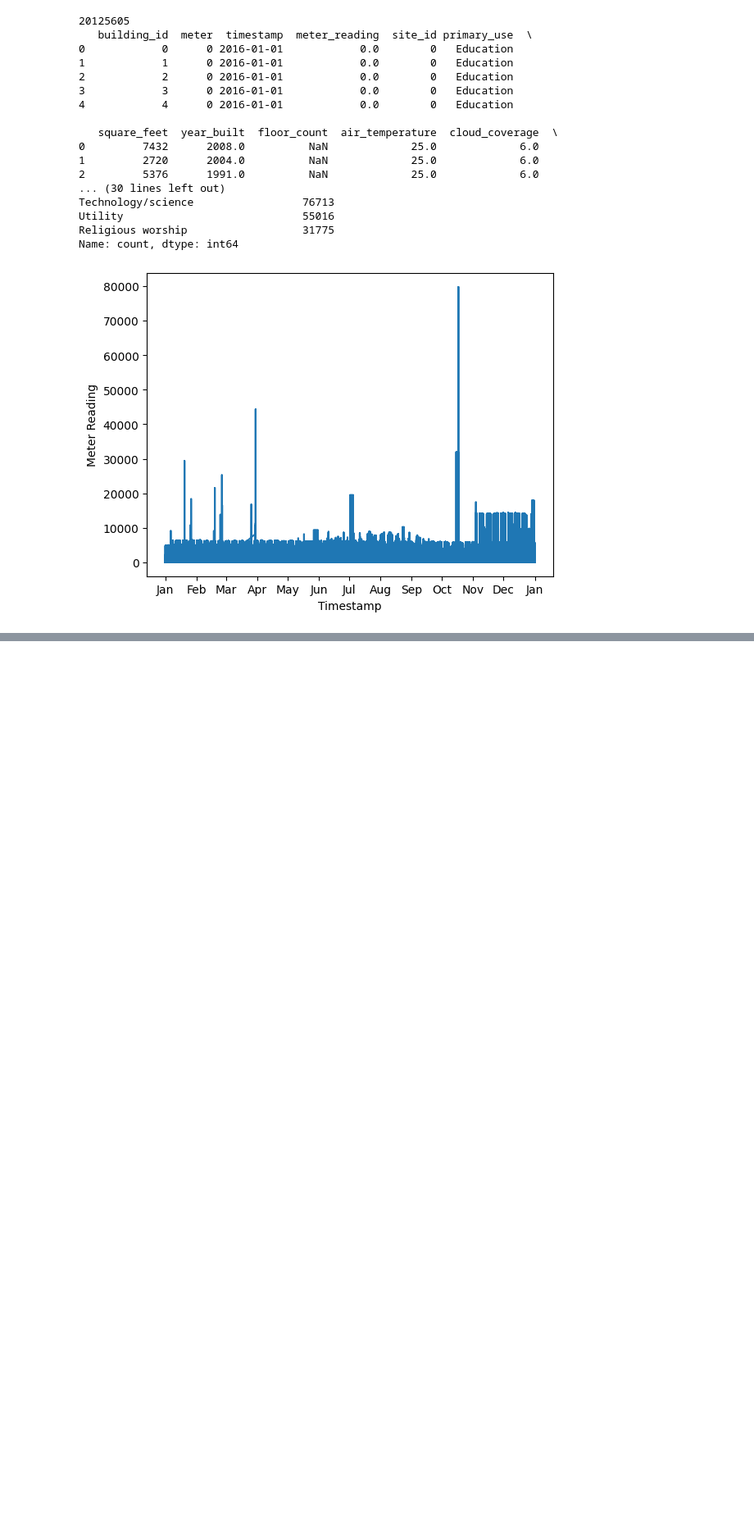
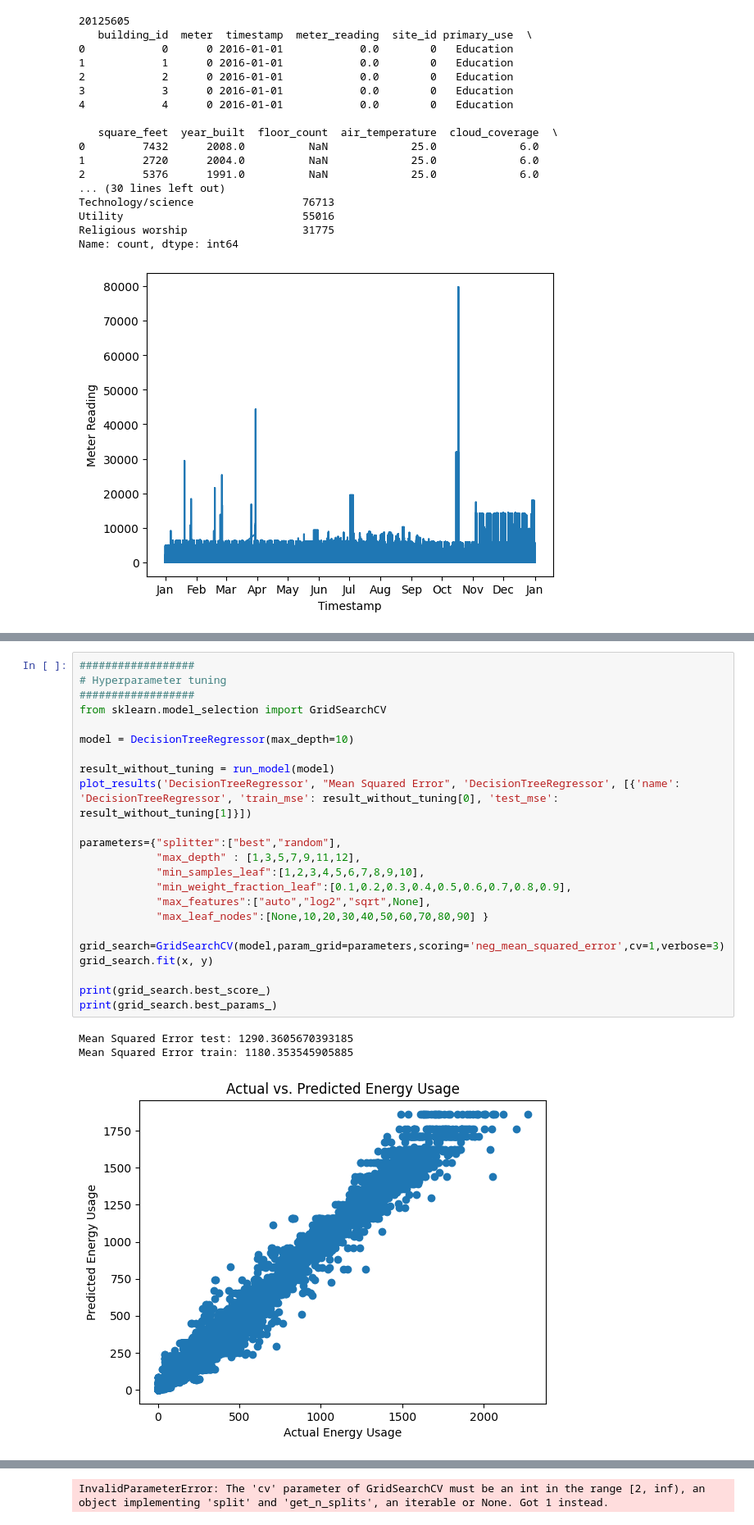
Before and after one commit to daanh99/ABN_AMRO_CASE, a Jupyter notebook: main.ipynb, the cells around one changed output, grey strips where cells are left out. Shown at 82% size. Drawn from its saved outputs; the diff is of its cells as text; blank space fills up the shorter version.

```diff
--- a/main.ipynb
+++ b/main.ipynb
@@ -211,0 +245,27 @@ Gradient Boosting results: (2115.0380165119614, 2445.0773369989975)
+# %%
+##################
+# Hyperparameter tuning
+##################
+from sklearn.model_selection import GridSearchCV
+
+model = DecisionTreeRegressor(max_depth=10)
+
+result_without_tuning = run_model(model)
+plot_results('DecisionTreeRegressor', "Mean Squared Error", 'DecisionTreeRegressor', [{'name': 'DecisionTreeRegressor', 'train_mse': result_without_tuning[0], 'test_mse': result_without_tuning[1]}])
+
+parameters={"splitter":["best","random"],
+            "max_depth" : [1,3,5,7,9,11,12],
+            "min_samples_leaf":[1,2,3,4,5,6,7,8,9,10],
+            "min_weight_fraction_leaf":[0.1,0.2,0.3,0.4,0.5,0.6,0.7,0.8,0.9],
+            "max_features":["auto","log2","sqrt",None],
+            "max_leaf_nodes":[None,10,20,30,40,50,60,70,80,90] }
+
+grid_search=GridSearchCV(model,param_grid=parameters,scoring='neg_mean_squared_error',cv=1,verbose=3)
+grid_search.fit(x, y)
+
+print(grid_search.best_score_)
+print(grid_search.best_params_)
+# %% [output]
+Mean Squared Error test: 1290.3605670393185
+Mean Squared Error train: 1180.353545905885
+[figure, added]
@@ -211,0 +273 @@ Gradient Boosting results: (2115.0380165119614, 2445.0773369989975)
+InvalidParameterError: The 'cv' parameter of GridSearchCV must be an int in the range [2, inf), an object implementing 'split' and 'get_n_splits', an iterable or None. Got 1 instead.
```
Also changed, not shown: parts of 4 cells of this notebook.
